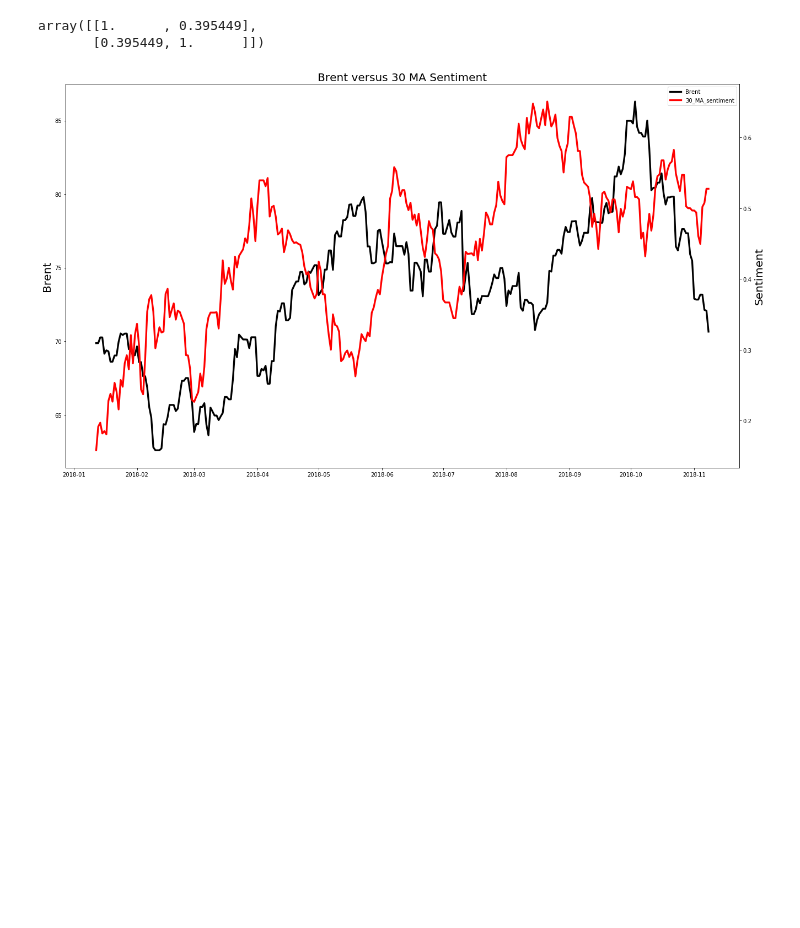
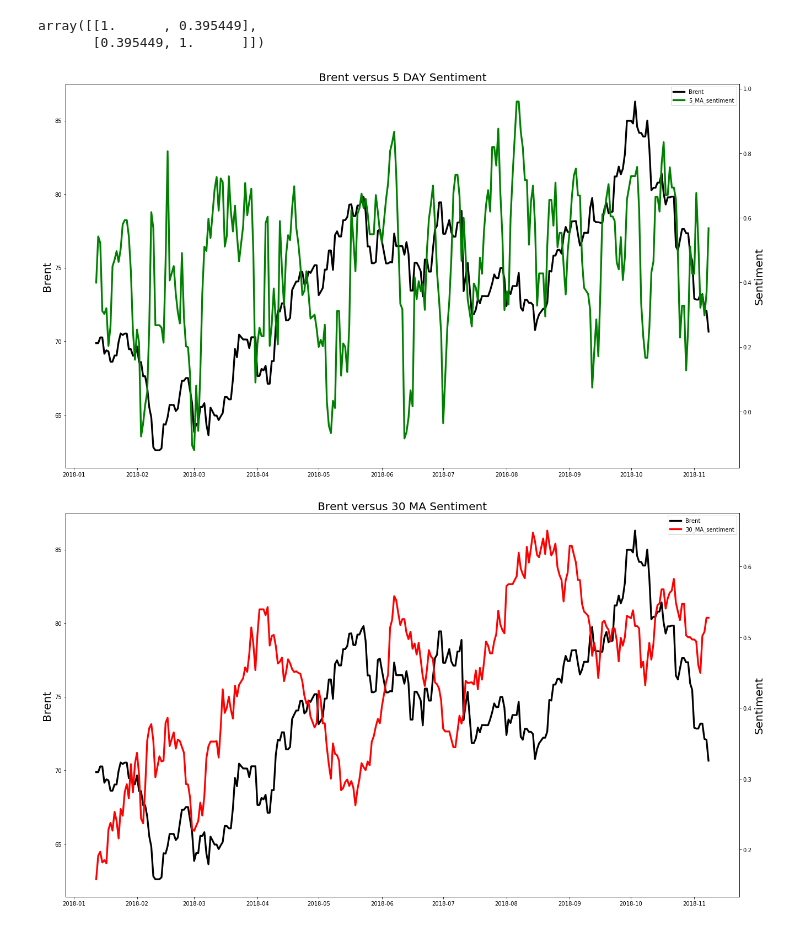
Before and after one commit to ATHERY59700/MarketSentiment_Analysis, a Jupyter notebook: MarketSentiment_Analysis.ipynb, the cells around one changed output. Drawn from its saved outputs; the diff is of its cells as text; code cells hidden in the pictures; blank space fills up the shorter version.

```diff
--- a/MarketSentiment_Analysis.ipynb
+++ b/MarketSentiment_Analysis.ipynb
@@ -342,11 +342,11 @@ df_daily.to_csv('mean_scores.csv')
 #at this point I have added front month brent
 #to the df_daily csv file to create the brent csv
 
-dfbrent=pd.read_csv('/Users/neilwatt/Documents/BIs/PrWeb/2018Posts/November/MarketSentiment/Main/MarketSentiment_Analysis/brent.csv')
+dfbrent=pd.read_csv('C:/Users/neil.watt/Documents/PythonScripts/Sentiment/Main/MarketSentiment_Analysis/brent.csv')
 
 dfbrent["Date"]=dfbrent["Date"].astype('datetime64[ns]') # Convert column to date format
 
-
+dfbrent['5_MA_sentiment'] = dfbrent['sentiment'].rolling(window=5).mean()
 dfbrent['10_MA_sentiment'] = dfbrent['sentiment'].rolling(window=10).mean()
 dfbrent['30_MA_sentiment'] = dfbrent['sentiment'].rolling(window=30).mean()
 dfbrent2=dfbrent.dropna()
@@ -382,6 +382,41 @@ np.corrcoef(dfbrent2['30_MA_sentiment'], dfbrent2["Brent"])
 # %% [output]
 array([[1.      , 0.395449],
        [0.395449, 1.      ]])
+# %%
+#plot 3 MA against Brent
+
+import numpy as np
+import matplotlib.pyplot as plt
+
+fig, ax1 = plt.subplots()
+
+
+ax1.plot(dfbrent2['Date'].astype('O'),  dfbrent2["Brent"], color='black', linewidth=3.3)
+ax1.set_xlabel('')
+# Make the y-axis label, ticks and tick labels match the line color.
+
+ax1.set_ylabel('Brent', color='black', fontsize=20)
+ax1.tick_params('y', colors='black')
+
+ax2 = ax1.twinx()
+
+
+ax2.plot(dfbrent2['Date'].astype('O'),  dfbrent2['5_MA_sentiment'],'green', linewidth=3.3)
+ax2.set_ylabel('Sentiment', color='black', fontsize=20)
+ax2.tick_params('y', colors='black')
+fig.set_size_inches(18.5, 10.5)
+fig.tight_layout()
+plt.title('Brent versus 5 DAY Sentiment', fontsize=20)
+
+
+#add legend
+lines, labels = ax1.get_legend_handles_labels()
+lines2, labels2 = ax2.get_legend_handles_labels()
+ax2.legend(lines + lines2, labels + labels2, loc=0)
+plt.tight_layout()
+plt.savefig('Brent versus 5 DAY MA Sentiment.png')
+# %% [output]
+[figure, added]
 # %%
 #plot 30 MA against Brent
 
```
Also changed, not shown: 2 other files.
